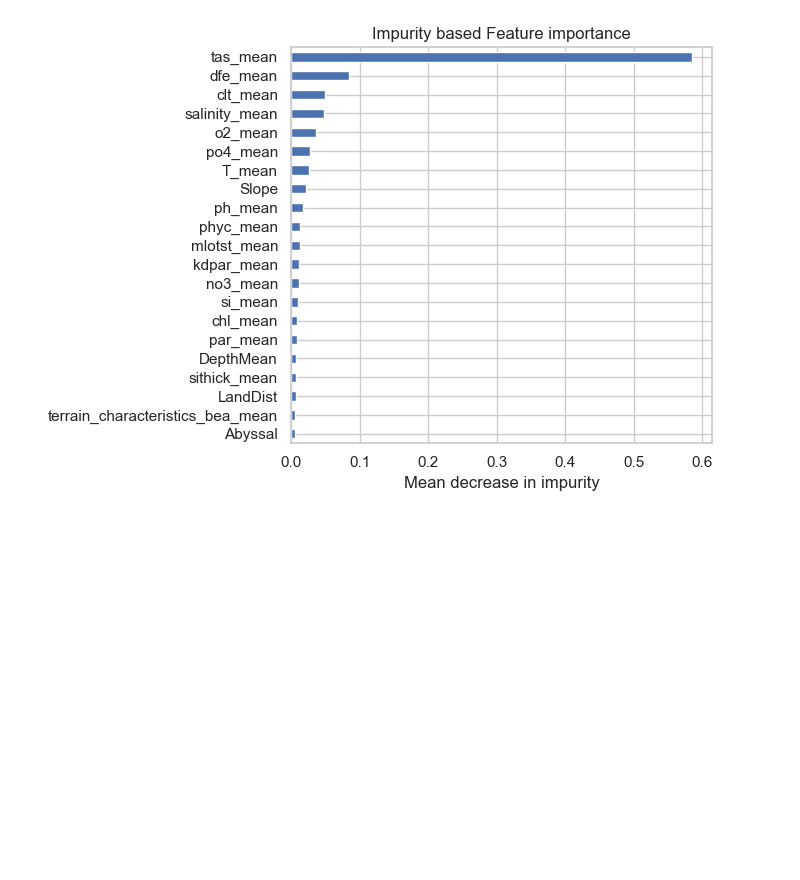
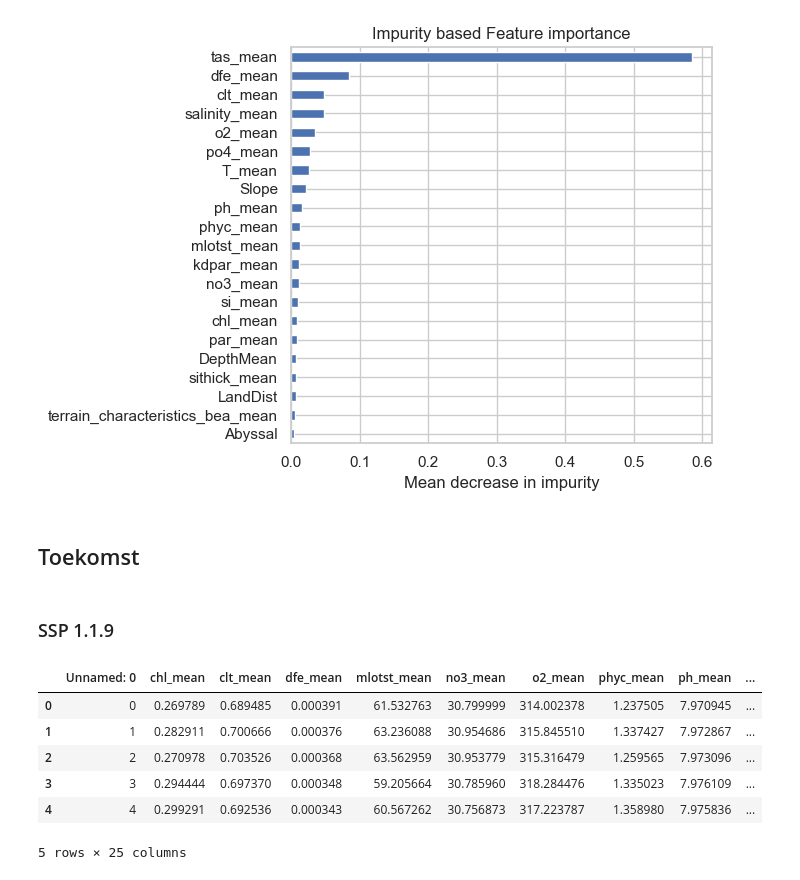
Before and after one commit to KatoMonteyne/Bachelorproef, a Jupyter notebook: model_GD.ipynb, the cells around one changed output. Saved outputs shown, nothing was run; the diff lists cells and outputs as text; code cells hidden in the pictures; blank space fills up the shorter version.

```diff
--- a/model_GD.ipynb
+++ b/model_GD.ipynb
@@ -672,3 +695,7 @@ plt.tight_layout()
 plt.show()
 # %% [output]
 [figure]
+# %% [markdown]
+## Toekomst
+# %% [markdown]
+### SSP 1.1.9
@@ -674,0 +706,11 @@ plt.show()
+# %%
+toekomst_SSP119["GD"] = GD_toekomst
+toekomst_SSP119 .head()
+# %% [output]
+|  | Unnamed: 0 | chl_mean | clt_mean | dfe_mean | mlotst_mean | no3_mean | o2_mean | phyc_mean | ph_mean | ... |
+| 0 | 0 | 0.269789 | 0.689485 | 0.000391 | 61.532763 | 30.799999 | 314.002378 | 1.237505 | 7.970945 | ... |
+| 1 | 1 | 0.282911 | 0.700666 | 0.000376 | 63.236088 | 30.954686 | 315.845510 | 1.337427 | 7.972867 | ... |
+| 2 | 2 | 0.270978 | 0.703526 | 0.000368 | 63.562959 | 30.953779 | 315.316479 | 1.259565 | 7.973096 | ... |
+| 3 | 3 | 0.294444 | 0.697370 | 0.000348 | 59.205664 | 30.785960 | 318.284476 | 1.335023 | 7.976109 | ... |
+| 4 | 4 | 0.299291 | 0.692536 | 0.000343 | 60.567262 | 30.756873 | 317.223787 | 1.358980 | 7.975836 | ... |
+5 rows × 25 columns
```
Also changed, not shown: parts of 24 cells of this notebook, 2 other files.
